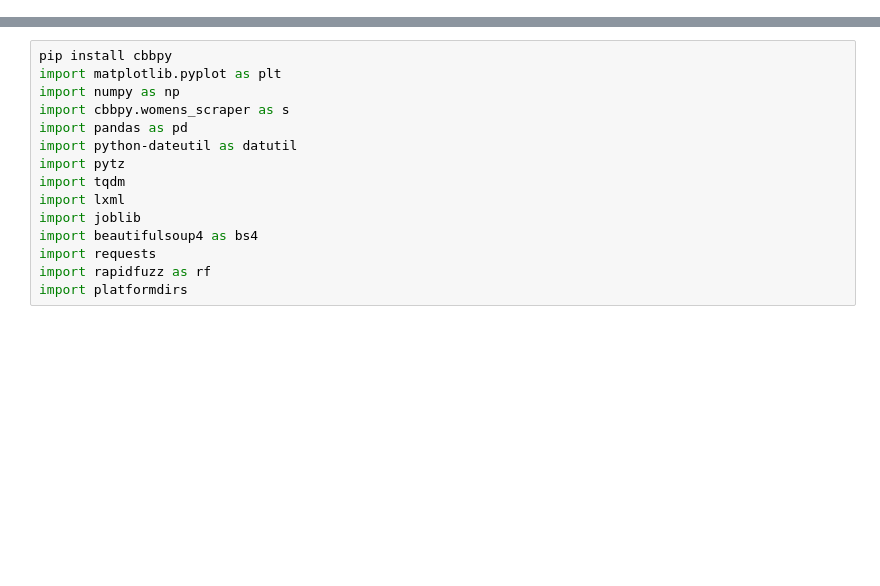
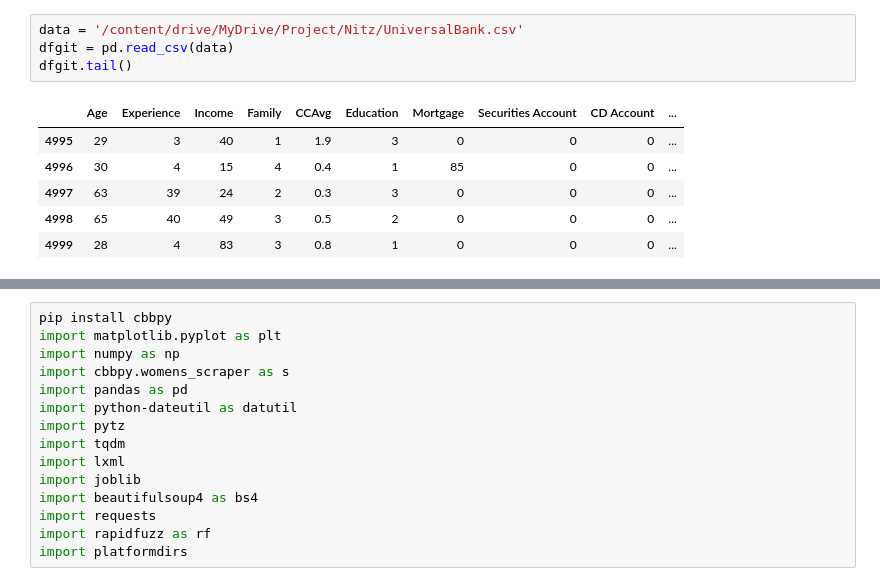
Before and after one commit to Jnitz04/Nitz, a Jupyter notebook: Untitled1.ipynb, the cells around one changed output, grey strips where cells are left out. Cells and saved outputs as stored; diff of their text form; blank space fills up the shorter version.

```diff
--- a/Untitled1.ipynb
+++ b/Untitled1.ipynb
@@ -15,0 +26,11 @@ print(f"Current working directory: {os.getcwd()}")
+# %%
+data = '/content/drive/MyDrive/Project/Nitz/UniversalBank.csv'
+dfgit = pd.read_csv(data)
+dfgit.tail()
+# %% [output]
+|  | Age | Experience | Income | Family | CCAvg | Education | Mortgage | Securities Account | CD Account | ... |
+| 4995 | 29 | 3 | 40 | 1 | 1.9 | 3 | 0 | 0 | 0 | ... |
+| 4996 | 30 | 4 | 15 | 4 | 0.4 | 1 | 85 | 0 | 0 | ... |
+| 4997 | 63 | 39 | 24 | 2 | 0.3 | 3 | 0 | 0 | 0 | ... |
+| 4998 | 65 | 40 | 49 | 3 | 0.5 | 2 | 0 | 0 | 0 | ... |
+| 4999 | 28 | 4 | 83 | 3 | 0.8 | 1 | 0 | 0 | 0 | ... |
```
Also changed, not shown: parts of 7 cells of this notebook.
